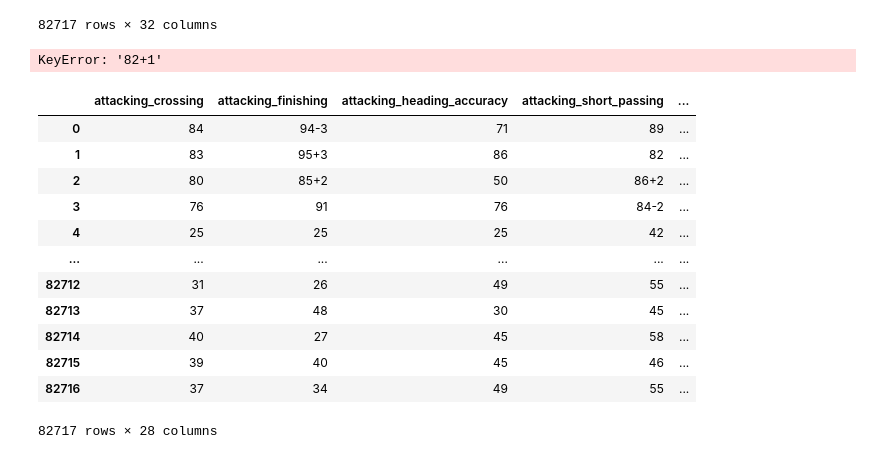
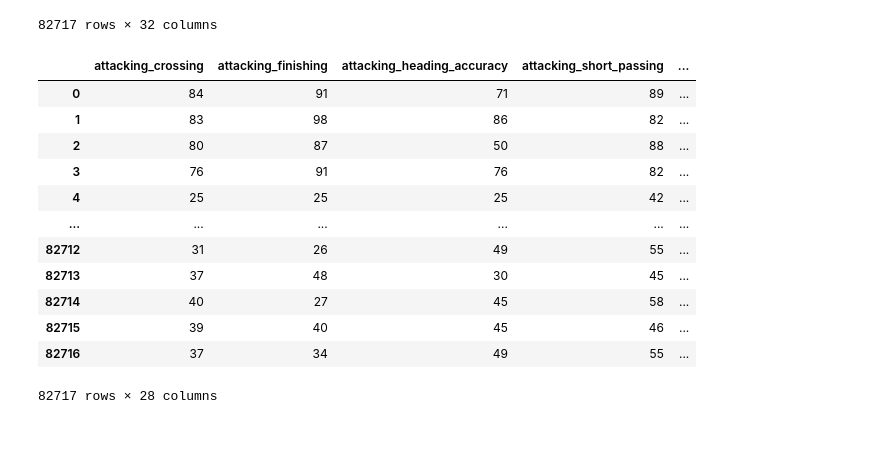
Before and after one commit to ApekshaAgnihotri/FIFA_Player_Position_Prediction, a Jupyter notebook: data1.ipynb, the cells around one changed output. Saved outputs shown, nothing was run; the diff lists cells and outputs as text; code cells hidden in the pictures.

```diff
--- a/data1.ipynb
+++ b/data1.ipynb
@@ -211,52 +211,50 @@ for col in attribute_df["player_tags"]:
 # %%
 attribute_filter=["attacking_crossing","attacking_finishing","attacking_heading_accuracy","attacking_short_passing","attacking_volleys","skill_dribbling","skill_curve","skill_fk_accuracy","skill_long_passing","skill_ball_control","movement_acceleration","movement_sprint_speed","movement_agility","movement_reactions","movement_balance","power_shot_power","power_jumping","power_stamina","power_strength","power_long_shots","mentality_aggression","mentality_interceptions","mentality_positioning","mentality_vision","mentality_penalties","defending_marking","defending_standing_tackle","defending_sliding_tackle"]
 attri_df=p3.filter(attribute_filter)
 # removing + and -
 # for i in attribute_filter:
 #     for col in attribute_df[i]:
 #         if type(col) is str:
 #             if len(col)==4:
 #                 if col[2]=='+':
 #                     s=col.split('+')
 #                     col=int(s[0])+int(s[1])
 #                 else:
 #                     s=col.split('-')
 #                     col=int(s[0])-int(s[1])
 #                     print(col)
 #             elif len(col)>4:
 #                 col=0
 
+# df['new column name'] = df['column name'].apply(lambda x: 'value if condition is met' if x condition else 'value if condition is not met')
 for col in attri_df.columns:
-    for i in attri_df[col]:
-        if '+' in i:
-            s=i.split('+')
-            attri_df.loc[i][col]=int(s[0])+int(s[1])
-            print(i)
-        elif '-' in i:
-            s=i.split('-')
-            x=int(s[0])-int(s[1])
-            i=x
+    attri_df= attri_df.astype('str')
 
-# for col in attri_df.columns:
-#     attri[col]=attri_df[col].apply(lambda v:v.split('-+')).apply(lambda s: int(s[0])+int(s[1]))
+def split_f(v):
+    if '+' in v:
+        s= v.split('+')
+        return (int(s[0])+int(s[1]))
+    else:
+        s=v.split('-')
+        return int(s[0])-int(s[1])
 
-# for col in label_attributes_df.columns[6:]:
+for col in attri_df.columns:
+    attri_df[col]=attri_df[col].apply(lambda v: 0 if len(v)>4 else( split_f(v) if len(v)==4 else v))
+
+    # for col in label_attributes_df.columns[6:]:
 #     label_attributes_df[col]=label_attributes_df[col].apply(lambda v:v.split('+')).apply(lambda s: int(s[0])+int(s[1]))
+attri_df
 # %% [output]
+|  | attacking_crossing | attacking_finishing | attacking_heading_accuracy | attacking_short_passing | ... |
+| 0 | 84 | 91 | 71 | 89 | ... |
+| 1 | 83 | 98 | 86 | 82 | ... |
+| 2 | 80 | 87 | 50 | 88 | ... |
+| 3 | 76 | 91 | 76 | 82 | ... |
+| 4 | 25 | 25 | 25 | 42 | ... |
+| ... | ... | ... | ... | ... | ... |
+| 82712 | 31 | 26 | 49 | 55 | ... |
+| 82713 | 37 | 48 | 30 | 45 | ... |
+| 82714 | 40 | 27 | 45 | 58 | ... |
+| 82715 | 39 | 40 | 45 | 46 | ... |
+| 82716 | 37 | 34 | 49 | 55 | ... |
-KeyError: '82+1'
+82717 rows × 28 columns
-# %%
-attri_df
-# %% [output]
-|  | attacking_crossing | attacking_finishing | attacking_heading_accuracy | attacking_short_passing | ... |
-| 0 | 84 | 94-3 | 71 | 89 | ... |
-| 1 | 83 | 95+3 | 86 | 82 | ... |
-| 2 | 80 | 85+2 | 50 | 86+2 | ... |
-| 3 | 76 | 91 | 76 | 84-2 | ... |
-| 4 | 25 | 25 | 25 | 42 | ... |
-| ... | ... | ... | ... | ... | ... |
-| 82712 | 31 | 26 | 49 | 55 | ... |
-| 82713 | 37 | 48 | 30 | 45 | ... |
-| 82714 | 40 | 27 | 45 | 58 | ... |
-| 82715 | 39 | 40 | 45 | 46 | ... |
-| 82716 | 37 | 34 | 49 | 55 | ... |
-82717 rows × 28 columns
```
